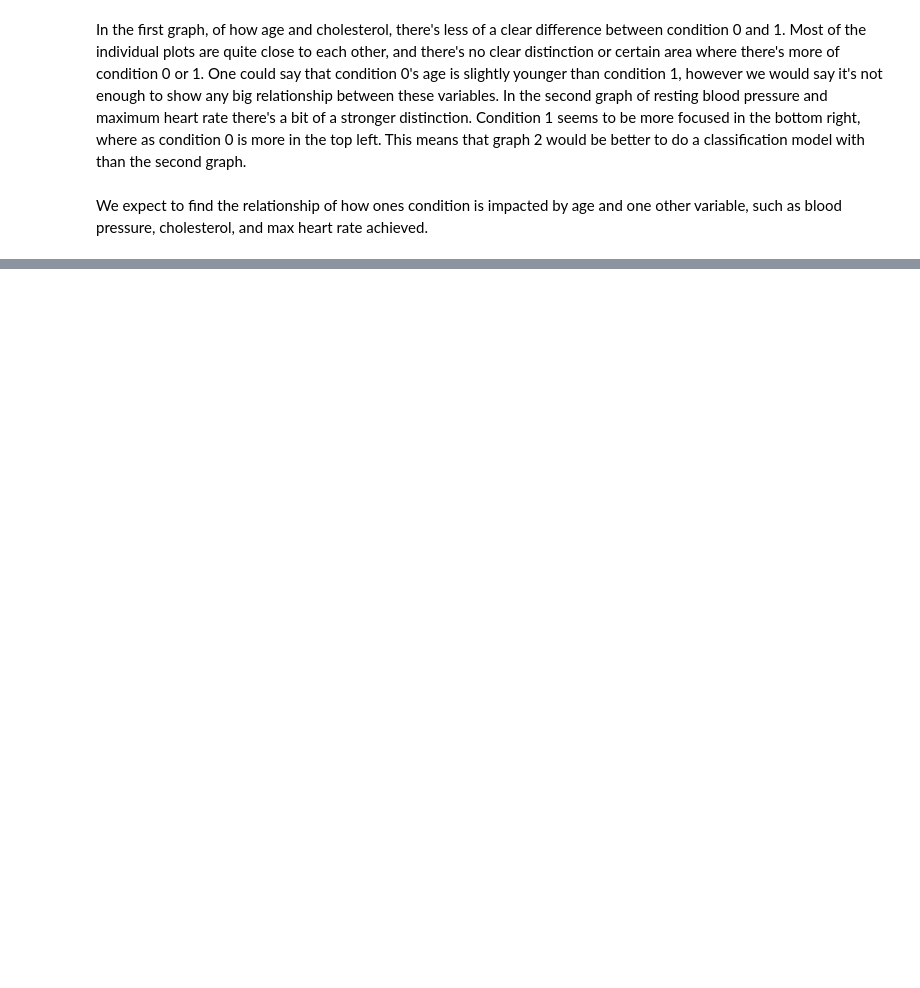
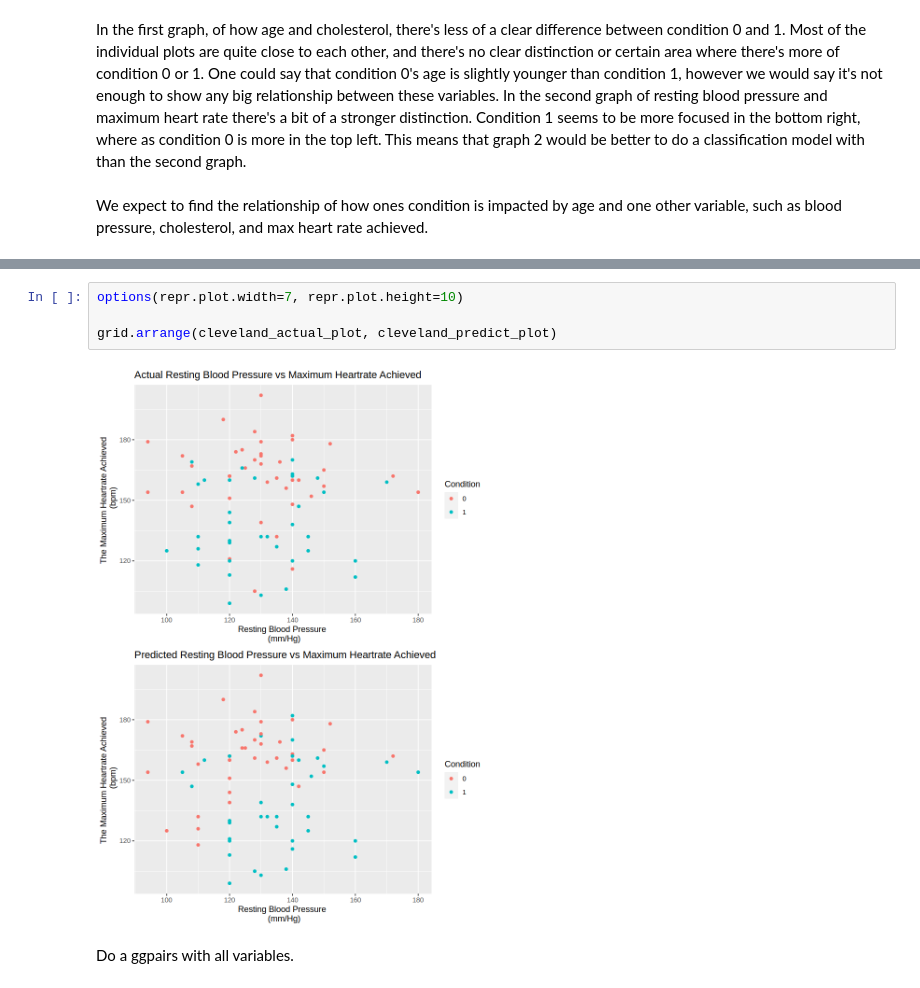
Before and after one commit to ChristianGoncalvesOG/DSCI-100-009-013, a Jupyter notebook: DataWork.ipynb, the cells around one changed output, grey strips where cells are left out. Drawn from its saved outputs; the diff is of its cells as text; blank space fills up the shorter version.

```diff
--- a/DataWork.ipynb
+++ b/DataWork.ipynb
@@ -195 +216,9 @@ Do a ggpairs with all variables.
+# %%
+options(repr.plot.width=7, repr.plot.height=10)
+
+grid.arrange(cleveland_actual_plot, cleveland_predict_plot)
+# %% [output]
+[figure, added]
+# %% [markdown]
+Do a ggpairs with all variables.
 # %% [markdown]
```
Also changed, not shown: parts of 17 cells of this notebook.
